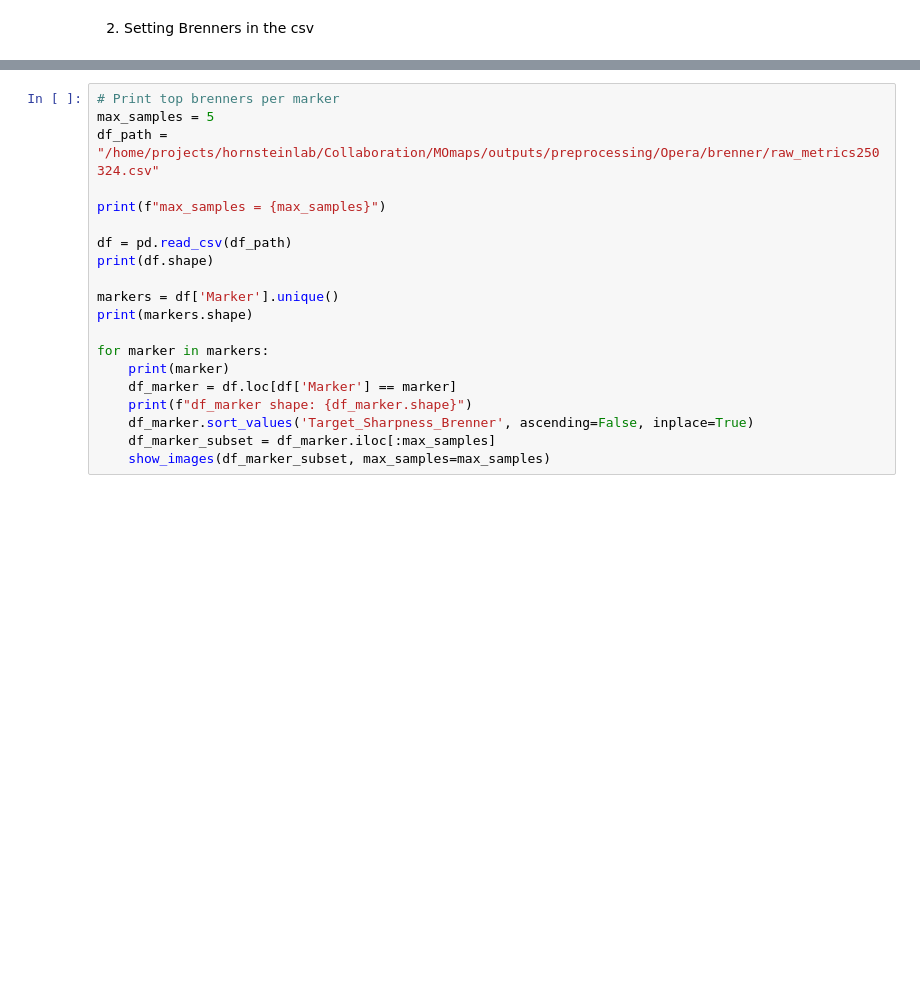
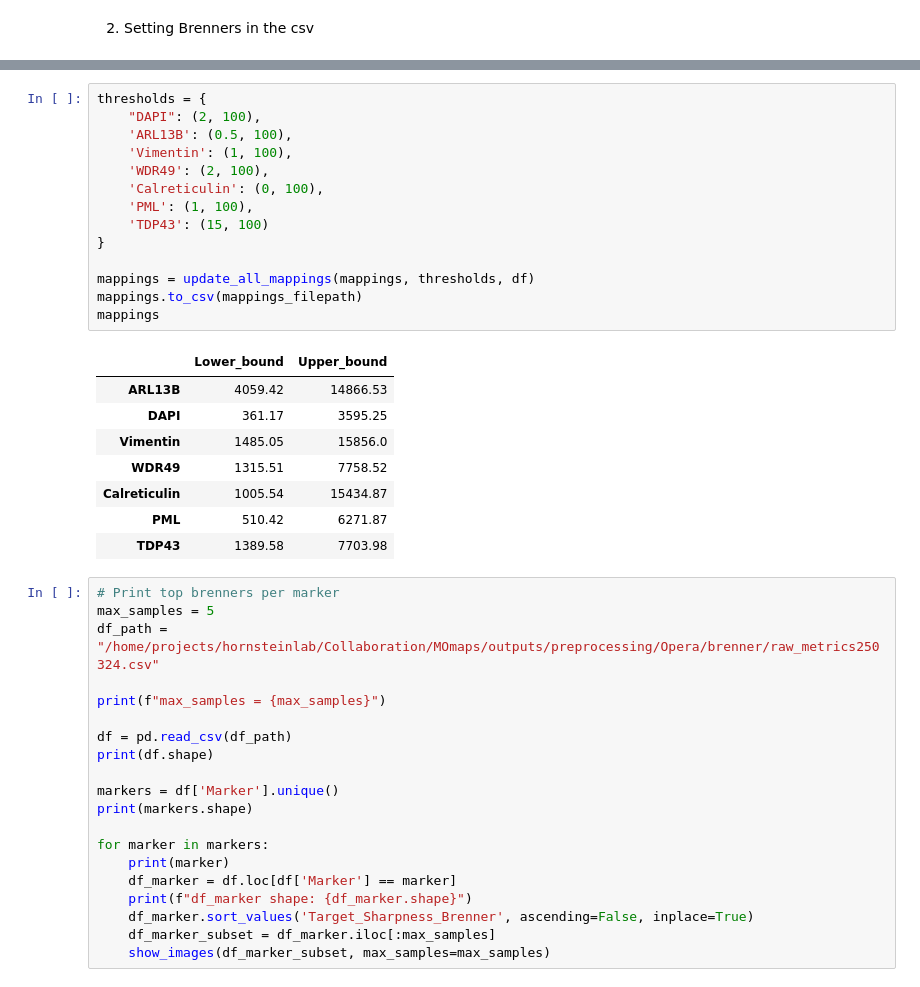
Before and after one commit to Sagykri/NOVA, a Jupyter notebook: tools/preprocessing_tools/set_brenner.ipynb, the cells around one changed output, grey strips where cells are left out. Saved outputs shown, nothing was run; the diff lists cells and outputs as text; blank space fills up the shorter version.

```diff
--- a/tools/preprocessing_tools/set_brenner.ipynb
+++ b/tools/preprocessing_tools/set_brenner.ipynb
@@ -630,3 +723,26 @@ mappings
+# %%
+thresholds = {
+    "DAPI": (2, 100),
+    'ARL13B': (0.5, 100),
+    'Vimentin': (1, 100),
+    'WDR49': (2, 100),
+    'Calreticulin': (0, 100),
+    'PML': (1, 100),
+    'TDP43': (15, 100)
+}
+
+mappings = update_all_mappings(mappings, thresholds, df)
+mappings.to_csv(mappings_filepath)
+mappings
+# %% [output]
+|  | Lower_bound | Upper_bound |
+| ARL13B | 4059.42 | 14866.53 |
+| DAPI | 361.17 | 3595.25 |
+| Vimentin | 1485.05 | 15856.0 |
+| WDR49 | 1315.51 | 7758.52 |
+| Calreticulin | 1005.54 | 15434.87 |
+| PML | 510.42 | 6271.87 |
+| TDP43 | 1389.58 | 7703.98 |
 # %%
 # Print top brenners per marker
 max_samples = 5
```
Also changed, not shown: parts of 13 cells of this notebook.
